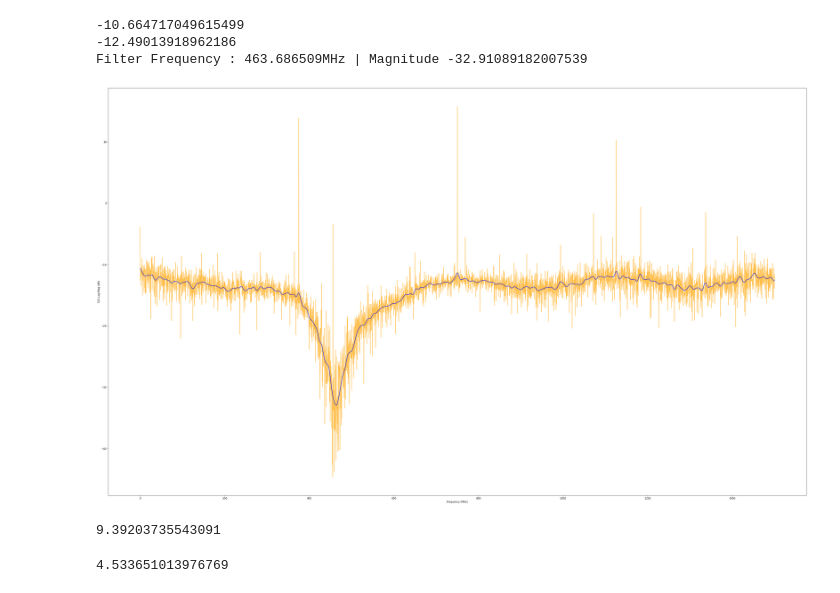
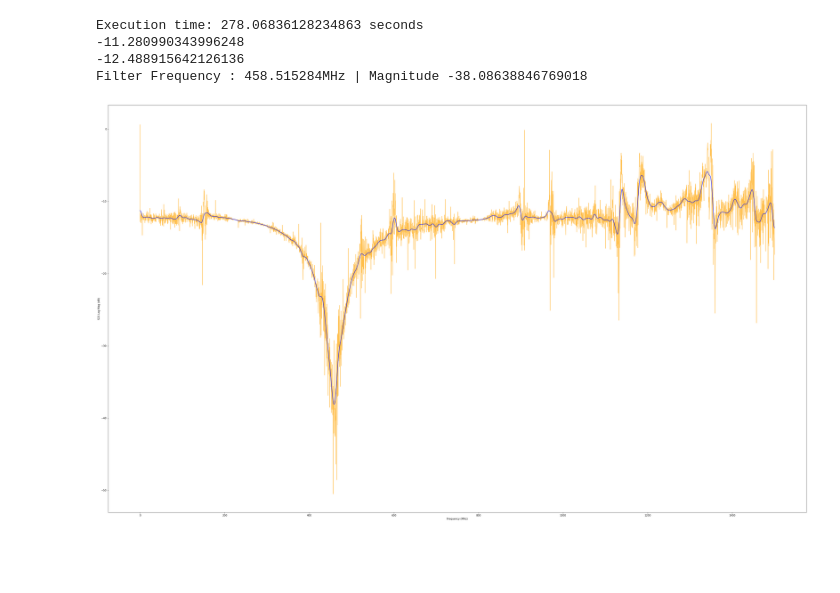
Before and after one commit to barawn/rfsoc-pydaq, a Jupyter notebook: Biquad/Notebooks/Spectrum_Analyser.ipynb, the cells around one changed output. Cells and saved outputs as stored; diff of their text form; code cells hidden in the pictures; blank space fills up the shorter version.

```diff
--- a/Biquad/Notebooks/Spectrum_Analyser.ipynb
+++ b/Biquad/Notebooks/Spectrum_Analyser.ipynb
@@ -23,0 +12,2 @@ Turning off SYNC
+# %%
+daq = Biquad_Daq()
@@ -26,7 +32,7 @@ def capture_extended(loop=6):
     filttered_arr = np.array([])
     unfilterred_arr = np.array([])
     for i in range(loop):
-        daq.JupyterAcquire()
+        daq.update_waveforms()
         unfilterred_arr = np.concatenate((unfilterred_arr, daq.waveforms[0].waveform))
         filttered_arr = np.concatenate((filttered_arr, daq.waveforms[2].waveform))
 
@@ -45,7 +51,7 @@ def capture_loop(iterations, loop=6):
     for i in range (iterations):
         filterred, raw = capture_extended(loop)
 
-        S21 = filterred.setFreqFFT()/raw.setFreqFFT()
+        S21 = filterred.fft/raw.fft
 
         ##Group Delay
         # phase_response = np.angle(filterred.fft_result)
@@ -86,58 +83,32 @@ update_coef(A, B, P, theta)
 # %%
 fig, axS21 = plt.subplots(1, 1, figsize=(50, 30))
 
-xf, S21_log_mag= capture_loop(1000,17)
+xf, S21_log_mag= capture_loop(10000,17)
 
 axS21.plot(xf/10**6, S21_log_mag, label='Raw Specturm', color='orange', alpha=0.7)
 axS21.set_xlabel("Frequency (MHz)")
 axS21.set_ylabel("S21 Log Mag (dB)")
 
 sigma = 10
 y_smoothed_gauss = gaussian_filter1d(S21_log_mag, sigma=sigma)
 axS21.plot(xf/10**6, y_smoothed_gauss, label='Smoothed (Gaussian)', color='blue')
 
 # axGD.plot(xf/10**6, group_delay_mean, color='orange', alpha=0.7)
 # axGD.set_xlabel("Frequency (MHz)")
 # axGD.set_ylabel("Group Delay (nanoseconds)")
 
 # sigma = 10
 # y_smoothed_gauss = gaussian_filter1d(group_delay_mean, sigma=sigma)
 # axGD.plot(xf/10**6, y_smoothed_gauss, label='Smoothed (Gaussian)', color='blue')
 
 print(y_smoothed_gauss[0])
 print(np.mean(y_smoothed_gauss[-20:-1]))
 print(f'Filter Frequency : {xf[np.argmin(y_smoothed_gauss)]/10**6:3f}MHz | Magnitude {min(y_smoothed_gauss)}')
 
 plt.show()
 # %% [output]
--10.664717049615499
--12.49013918962186
-Filter Frequency : 463.686509MHz | Magnitude -32.91089182007539
+Execution time: 278.06836128234863 seconds
+-11.280990343996248
+-12.488915642126136
+Filter Frequency : 458.515284MHz | Magnitude -38.08638846769018
-[figure, old version]
+[figure, new version]
-# %%
-460
-0.01
--1.753966137808965
-7.040289604512992
-
-0.2
--2.0361626305350913
-7.265702826213245
-
-0.8
--5.004949956996613
-9.39203735543091
-# %% [output]
-9.39203735543091
-# %%
-750
-
-0.2
-4.9206456230905555
-2.7104247837904234
-
-0.8
-2.4026426831626626
-4.533651013976769
-# %% [output]
-4.533651013976769
```
Also changed, not shown: parts of 7 cells of this notebook, 54 other files.
